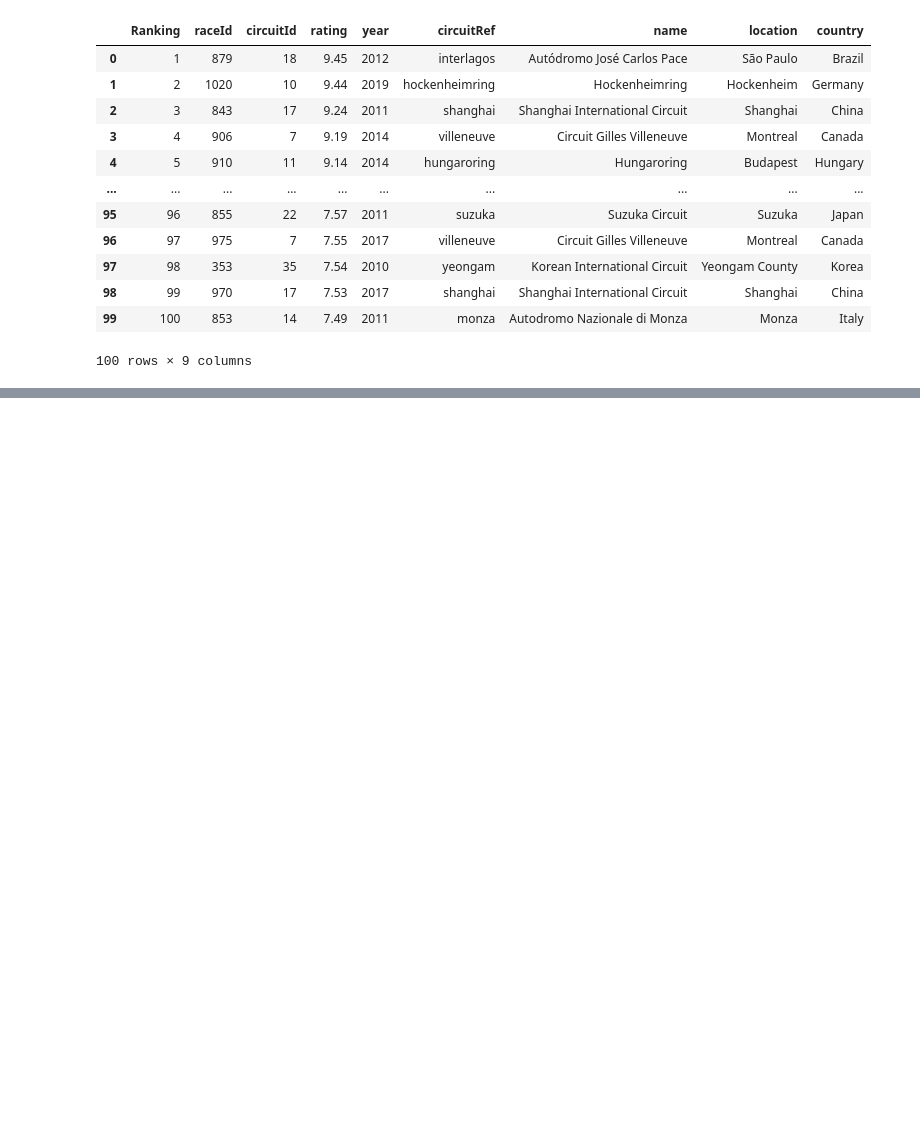
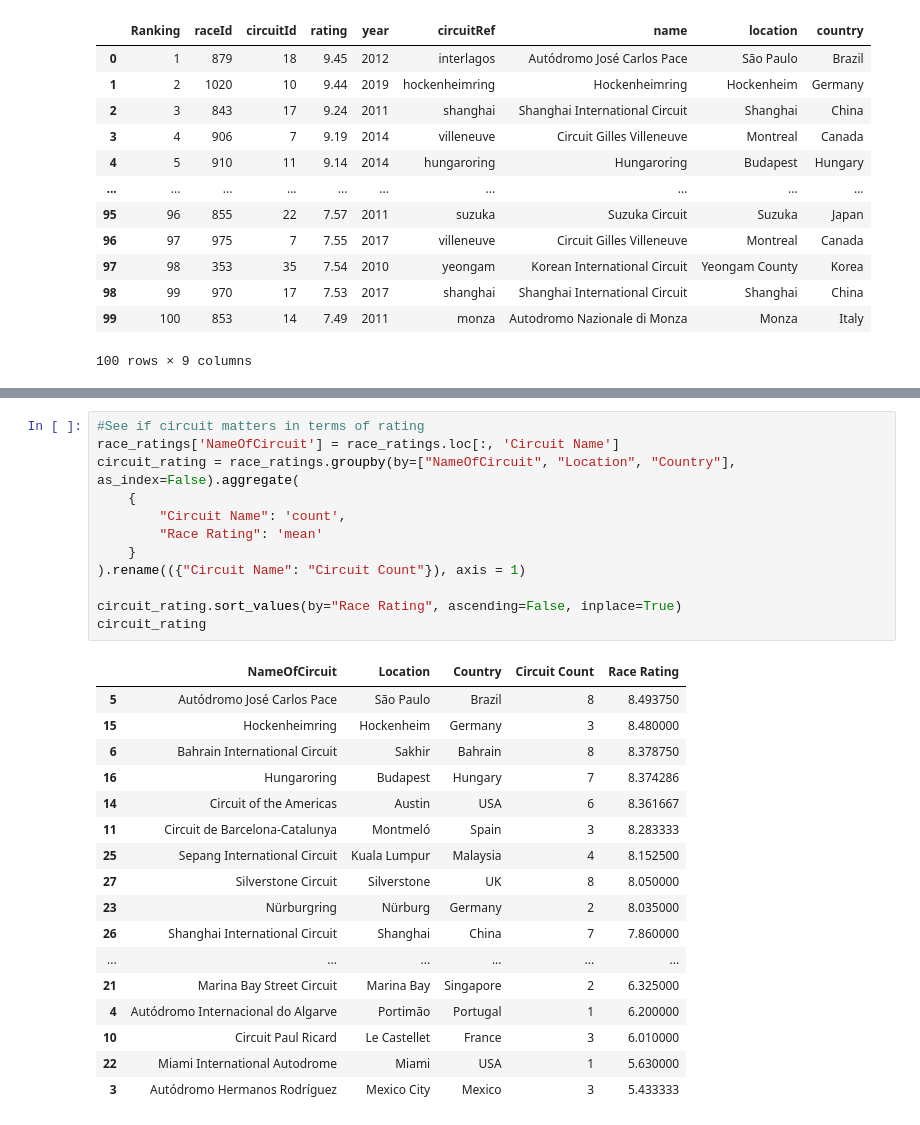
Before and after one commit to jasonhsu8/Formula-1-Project, a Jupyter notebook: JJ Notebooks/start.ipynb, the cells around one changed output, grey strips where cells are left out. Cells and saved outputs as stored; diff of their text form; blank space fills up the shorter version.

```diff
--- a/JJ Notebooks/start.ipynb
+++ b/JJ Notebooks/start.ipynb
@@ -157,0 +232,30 @@ top_100_circuits
+# %%
+#See if circuit matters in terms of rating
+race_ratings['NameOfCircuit'] = race_ratings.loc[:, 'Circuit Name']
+circuit_rating = race_ratings.groupby(by=["NameOfCircuit", "Location", "Country"], as_index=False).aggregate(
+    {
+        "Circuit Name": 'count',
+        "Race Rating": 'mean'
+    }
+).rename(({"Circuit Name": "Circuit Count"}), axis = 1)
+
+circuit_rating.sort_values(by="Race Rating", ascending=False, inplace=True)
+circuit_rating
+# %% [output]
+|  | NameOfCircuit | Location | Country | Circuit Count | Race Rating |
+| 5 | Autódromo José Carlos Pace | São Paulo | Brazil | 8 | 8.493750 |
+| 15 | Hockenheimring | Hockenheim | Germany | 3 | 8.480000 |
+| 6 | Bahrain International Circuit | Sakhir | Bahrain | 8 | 8.378750 |
+| 16 | Hungaroring | Budapest | Hungary | 7 | 8.374286 |
+| 14 | Circuit of the Americas | Austin | USA | 6 | 8.361667 |
+| 11 | Circuit de Barcelona-Catalunya | Montmeló | Spain | 3 | 8.283333 |
+| 25 | Sepang International Circuit | Kuala Lumpur | Malaysia | 4 | 8.152500 |
+| 27 | Silverstone Circuit | Silverstone | UK | 8 | 8.050000 |
+| 23 | Nürburgring | Nürburg | Germany | 2 | 8.035000 |
+| 26 | Shanghai International Circuit | Shanghai | China | 7 | 7.860000 |
+| ... | ... | ... | ... | ... | ... |
+| 21 | Marina Bay Street Circuit | Marina Bay | Singapore | 2 | 6.325000 |
+| 4 | Autódromo Internacional do Algarve | Portimão | Portugal | 1 | 6.200000 |
+| 10 | Circuit Paul Ricard | Le Castellet | France | 3 | 6.010000 |
+| 22 | Miami International Autodrome | Miami | USA | 1 | 5.630000 |
+| 3 | Autódromo Hermanos Rodríguez | Mexico City | Mexico | 3 | 5.433333 |
```
Also changed, not shown: parts of 8 cells of this notebook, 1 other file.
